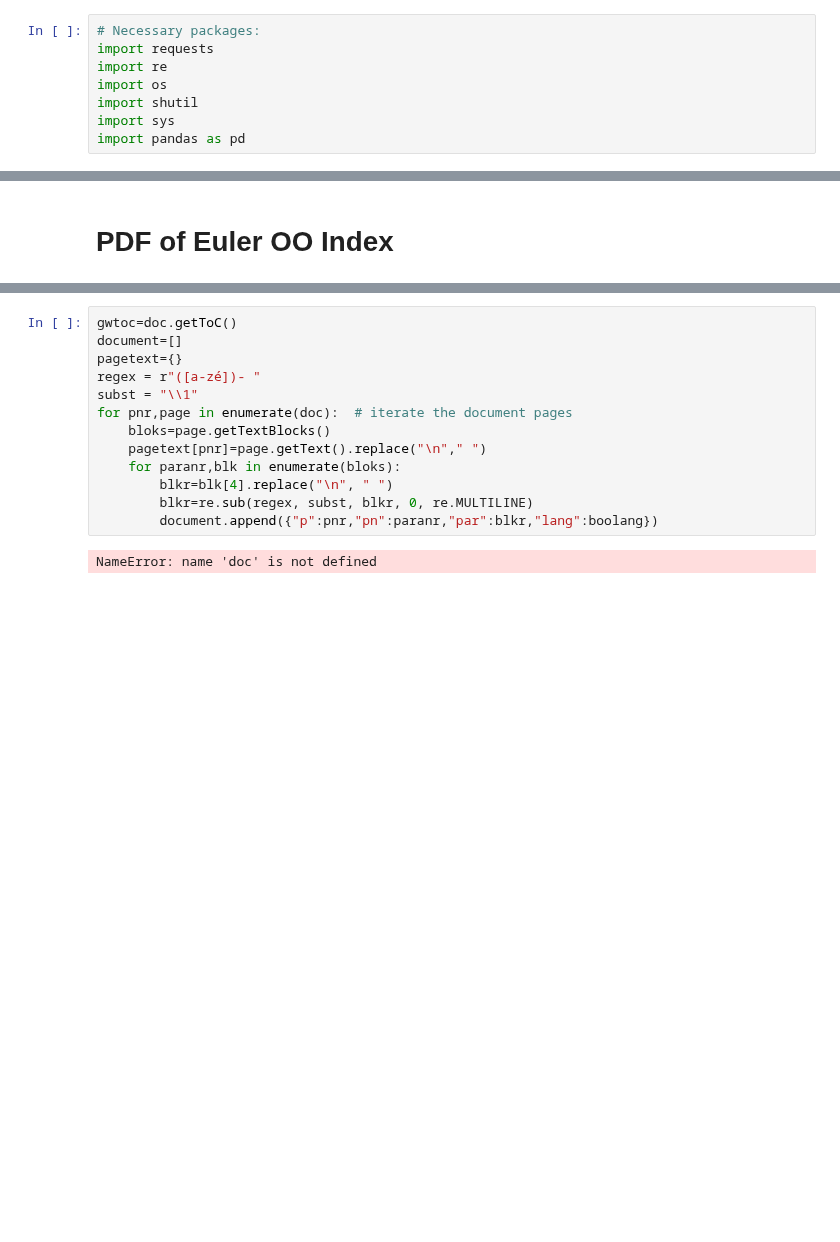
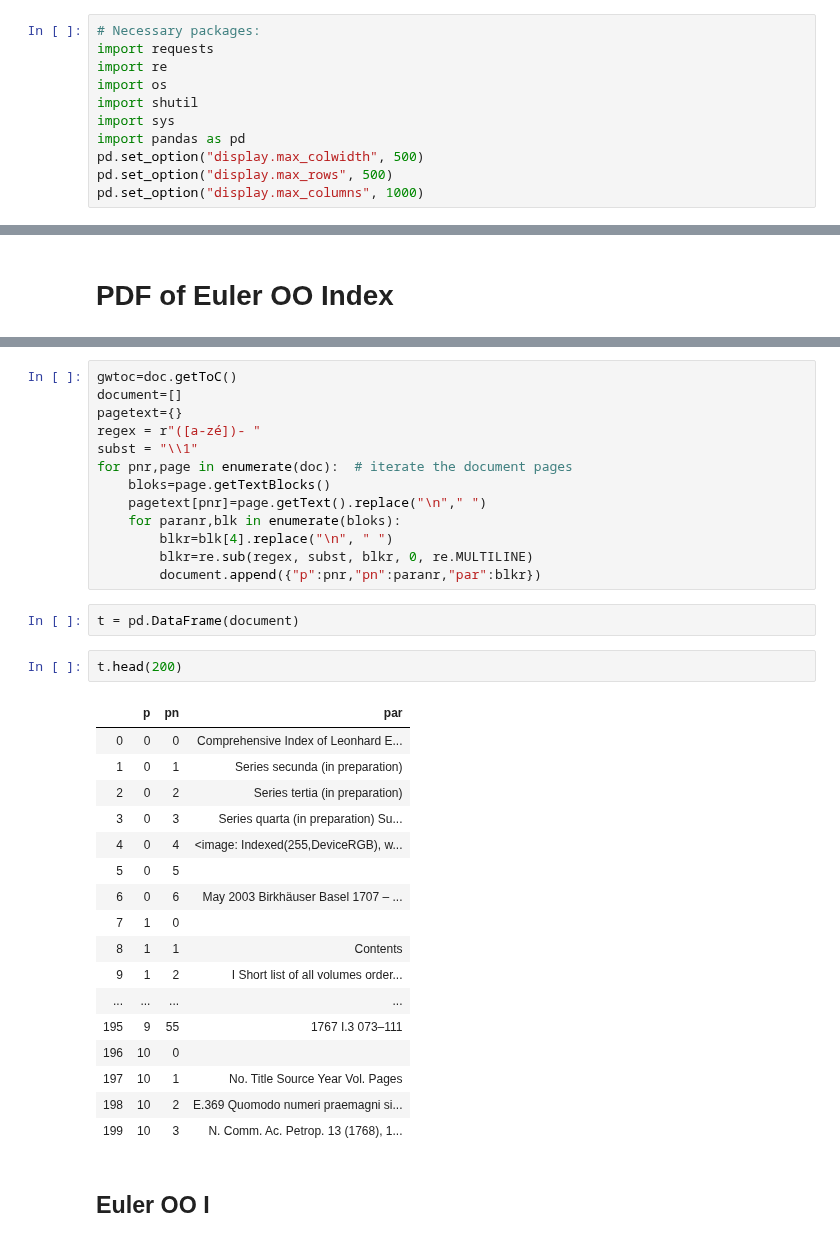
Before and after one commit to grasshoff/Euler, a Jupyter notebook: 101EulerPDF.ipynb, the cells around one changed output, grey strips where cells are left out. Drawn from its saved outputs; the diff is of its cells as text; blank space fills up the shorter version.

Commit message:
making DFs of EulerOO I and II works! III still to be done

```diff
--- a/101EulerPDF.ipynb
+++ b/101EulerPDF.ipynb
@@ -9,3 +9,6 @@ import os
 import shutil
 import sys
 import pandas as pd
+pd.set_option("display.max_colwidth", 500)
+pd.set_option("display.max_rows", 500)
+pd.set_option("display.max_columns", 1000)
@@ -67,6 +74,28 @@ for pnr,page in enumerate(doc):  # iterate the document pages
     for paranr,blk in enumerate(bloks):
         blkr=blk[4].replace("\n", " ")
         blkr=re.sub(regex, subst, blkr, 0, re.MULTILINE)
-        document.append({"p":pnr,"pn":paranr,"par":blkr,"lang":boolang})
+        document.append({"p":pnr,"pn":paranr,"par":blkr})
-# %% [output]
-NameError: name 'doc' is not defined
+# %%
+t = pd.DataFrame(document)
+# %%
+t.head(200)
+# %% [output]
+|  | p | pn | par |
+| 0 | 0 | 0 | Comprehensive Index of Leonhard E... |
+| 1 | 0 | 1 | Series secunda (in preparation) |
+| 2 | 0 | 2 | Series tertia (in preparation) |
+| 3 | 0 | 3 | Series quarta (in preparation) Su... |
+| 4 | 0 | 4 | <image: Indexed(255,DeviceRGB), w... |
+| 5 | 0 | 5 |  |
+| 6 | 0 | 6 | May 2003 Birkhäuser Basel 1707 – ... |
+| 7 | 1 | 0 |  |
+| 8 | 1 | 1 | Contents |
+| 9 | 1 | 2 | I Short list of all volumes order... |
+| ... | ... | ... | ... |
+| 195 | 9 | 55 | 1767 I.3 073–111 |
+| 196 | 10 | 0 |  |
+| 197 | 10 | 1 | No. Title Source Year Vol. Pages |
+| 198 | 10 | 2 | E.369 Quomodo numeri praemagni si... |
+| 199 | 10 | 3 | N. Comm. Ac. Petrop. 13 (1768), 1... |
+# %% [markdown]
+## Euler OO I
```
Also changed, not shown: parts of 21 cells of this notebook, 2 other files.
